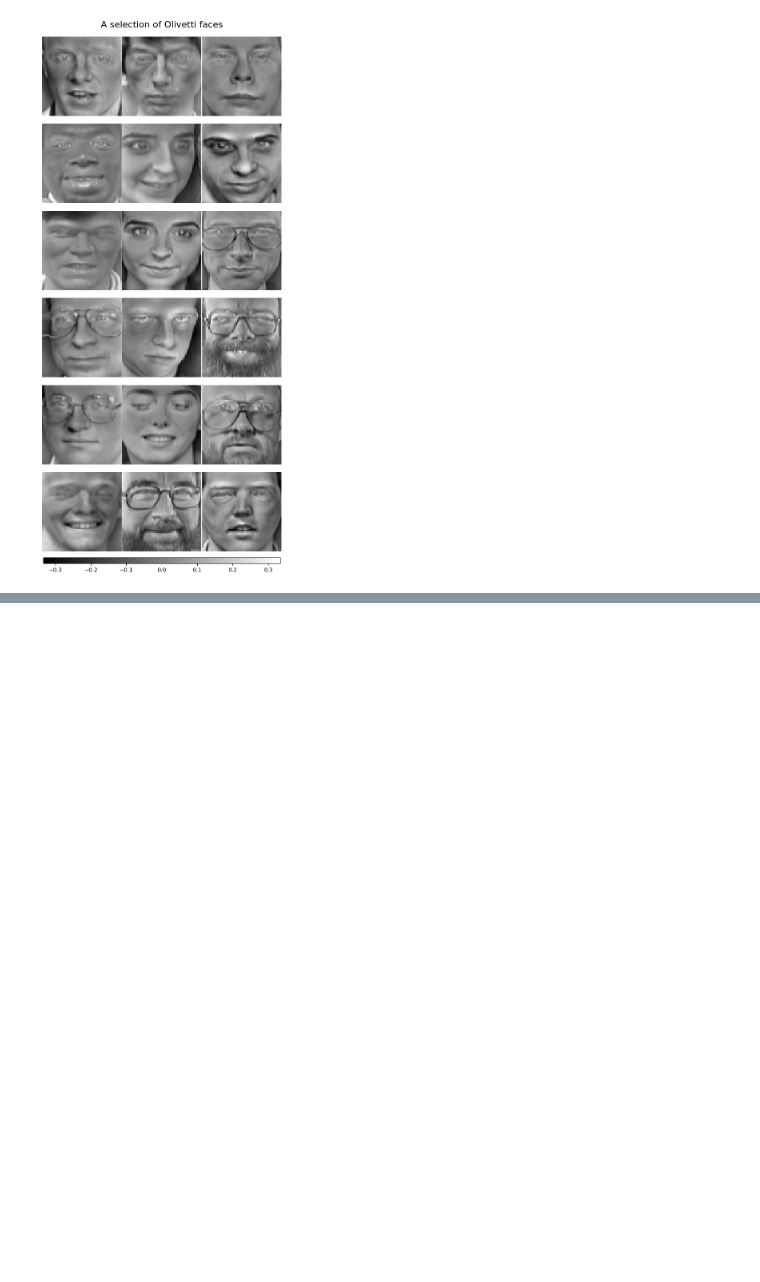
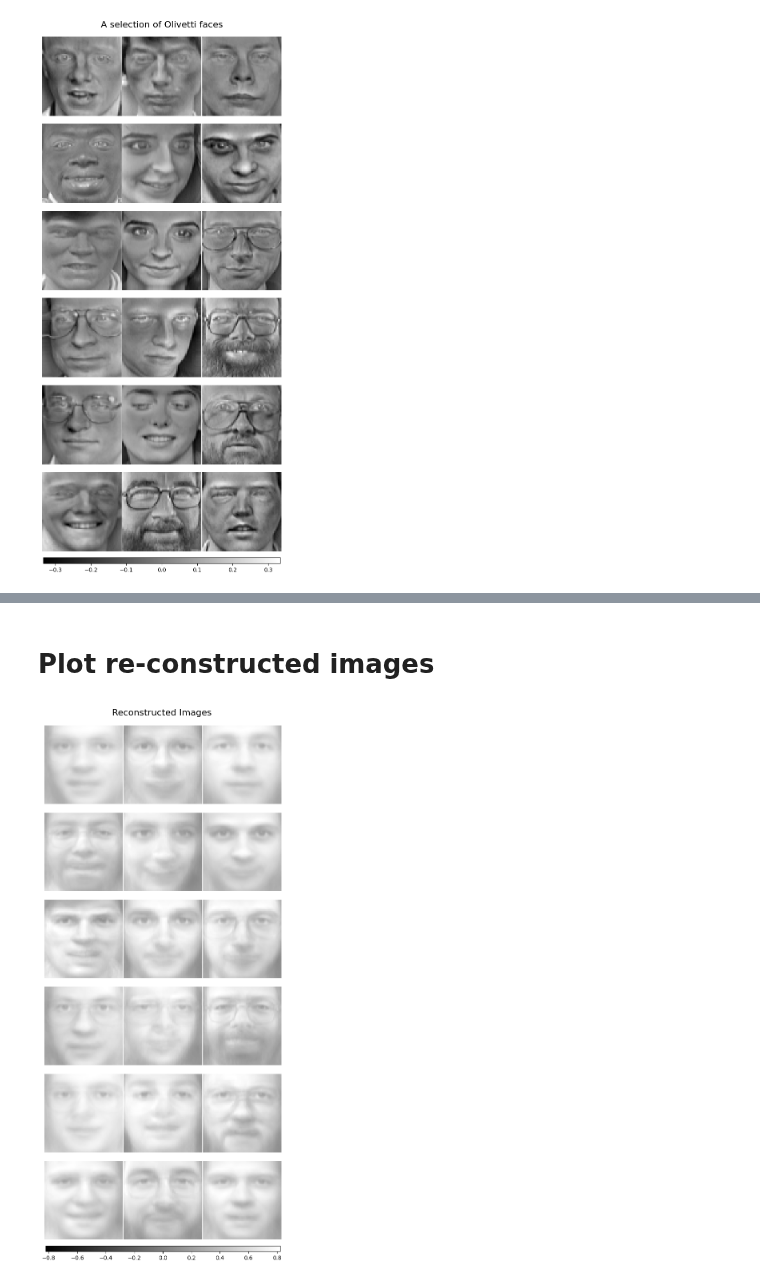
Before and after one commit to ale66/learn-datascience, a Jupyter notebook: nmf_olivetti_gaces.ipynb, the cells around one changed output, grey strips where cells are left out. Saved outputs shown, nothing was run; the diff lists cells and outputs as text; code cells hidden in the pictures; blank space fills up the shorter version.

```diff
--- a/nmf_olivetti_gaces.ipynb
+++ b/nmf_olivetti_gaces.ipynb
@@ -109,0 +131,7 @@ plot_gallery("Non-negative components", nmf_model.components_[:LATENT_FEATURES])
+# %% [markdown]
+# Plot re-constructed images
+# %%
+reconstructed_images = nmf_model.inverse_transform(transformed_images)
+plot_gallery("Reconstructed Images", reconstructed_images[:N_IMAGES])
+# %% [output]
+[figure, added]
```
Also changed, not shown: parts of 6 cells of this notebook.
